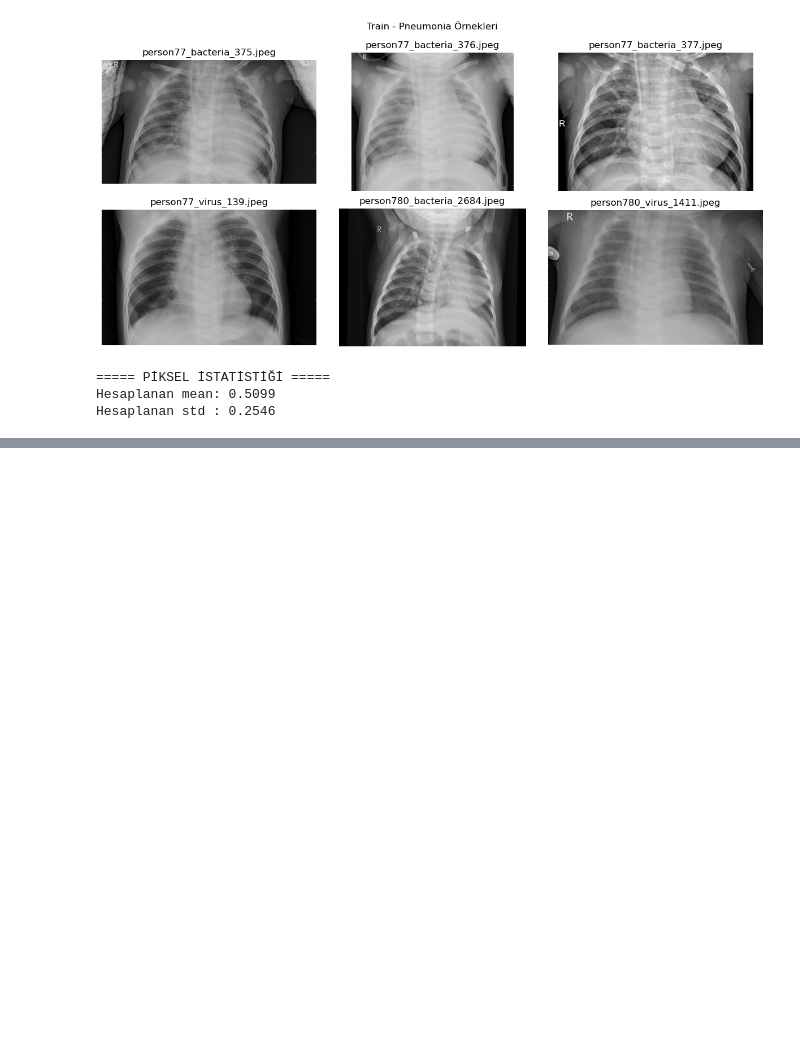
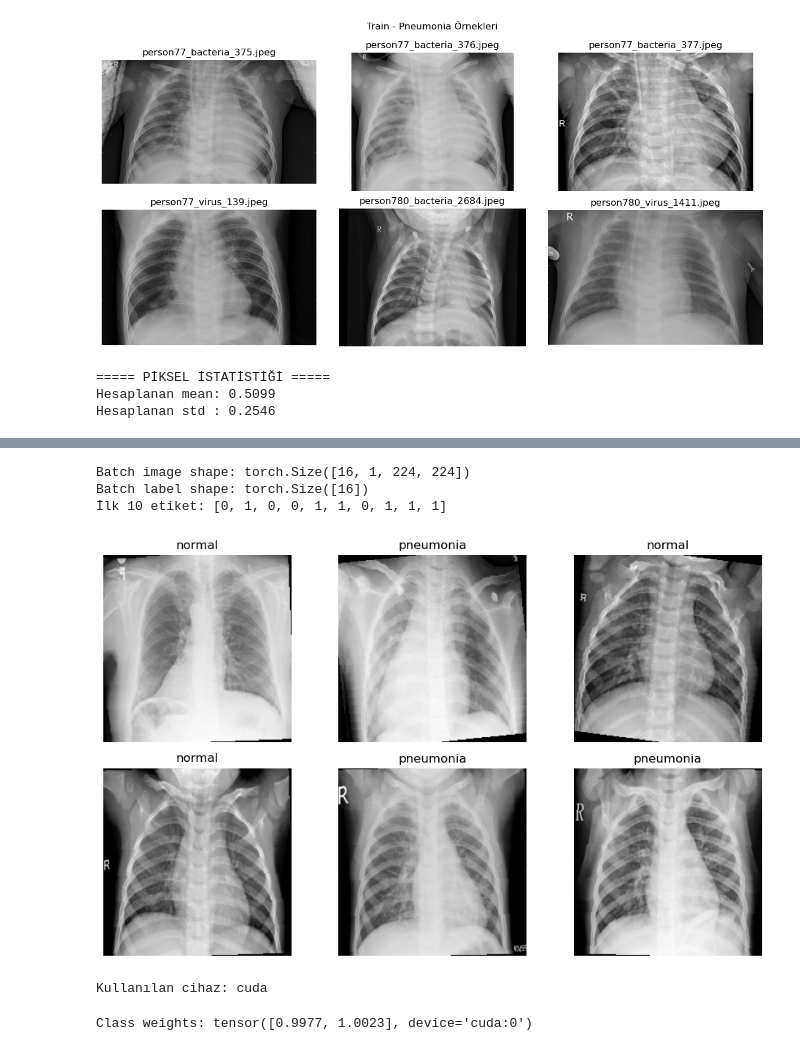
Before and after one commit to edaeroll1/Zaturre-Tespit-Sistemi, a Jupyter notebook: zature_sprint_1.ipynb, the cells around one changed output, grey strips where cells are left out. Saved outputs shown, nothing was run; the diff lists cells and outputs as text; code cells hidden in the pictures; blank space fills up the shorter version.

```diff
--- a/zature_sprint_1.ipynb
+++ b/zature_sprint_1.ipynb
@@ -307,0 +312,15 @@ Hesaplanan std : 0.2546
+# %%
+# 11. TRANSFORMS
+train_transform = transforms.Compose([
+    transforms.Resize((IMG_SIZE, IMG_SIZE)),
+    transforms.RandomHorizontalFlip(),
+    transforms.RandomRotation(10),
+    transforms.ToTensor(),
+    transforms.Normalize(mean=[mean_value], std=[std_value if std_value > 0 else 0.5])
+])
+
+eval_transform = transforms.Compose([
+    transforms.Resize((IMG_SIZE, IMG_SIZE)),
+    transforms.ToTensor(),
+    transforms.Normalize(mean=[mean_value], std=[std_value if std_value > 0 else 0.5])
+])
@@ -307,0 +429,57 @@ Hesaplanan std : 0.2546
+# %%
+# 14. BATCH KONTROLÜ VE GÖRSELLEŞTİRME
+images, labels = next(iter(train_loader))
+
+print("\nBatch image shape:", images.shape)
+print("Batch label shape:", labels.shape)
+print("İlk 10 etiket:", labels[:10].tolist())
+
+images_vis = images.clone()
+images_vis = images_vis * std_value + mean_value
+images_vis = images_vis.clamp(0, 1)
+
+plt.figure(figsize=(10, 6))
+
+for i in range(min(6, len(images_vis))):
+    plt.subplot(2, 3, i + 1)
+    plt.imshow(images_vis[i].squeeze().cpu().numpy(), cmap="gray")
+    plt.title("normal" if labels[i].item() == 0 else "pneumonia")
+    plt.axis("off")
+
+plt.tight_layout()
+plt.show()
+# %% [output]
+Batch image shape: torch.Size([16, 1, 224, 224])
+Batch label shape: torch.Size([16])
+İlk 10 etiket: [0, 1, 0, 0, 1, 1, 0, 1, 1, 1]
+[figure, added]
+# %%
+# 15. DEVICE
+DEVICE = torch.device("cuda" if torch.cuda.is_available() else "cpu")
+
+print("\nKullanılan cihaz:", DEVICE)
+# %% [output]
+Kullanılan cihaz: cuda
+# %%
+# 16. CLASS WEIGHTS
+def compute_class_weights(dataset):
+    labels = [dataset[i][1] for i in range(len(dataset))]
+
+    counts = Counter(labels)
+
+    n_total = len(labels)
+    n_classes = len(counts)
+
+    weights = [
+        n_total / (n_classes * counts[c])
+        for c in sorted(counts)
+    ]
+
+    return torch.tensor(weights, dtype=torch.float)
+
+
+class_weights = compute_class_weights(train_dataset).to(DEVICE)
+
+print("\nClass weights:", class_weights)
+# %% [output]
+Class weights: tensor([0.9977, 1.0023], device='cuda:0')
```
Also changed, not shown: parts of 7 cells of this notebook.
